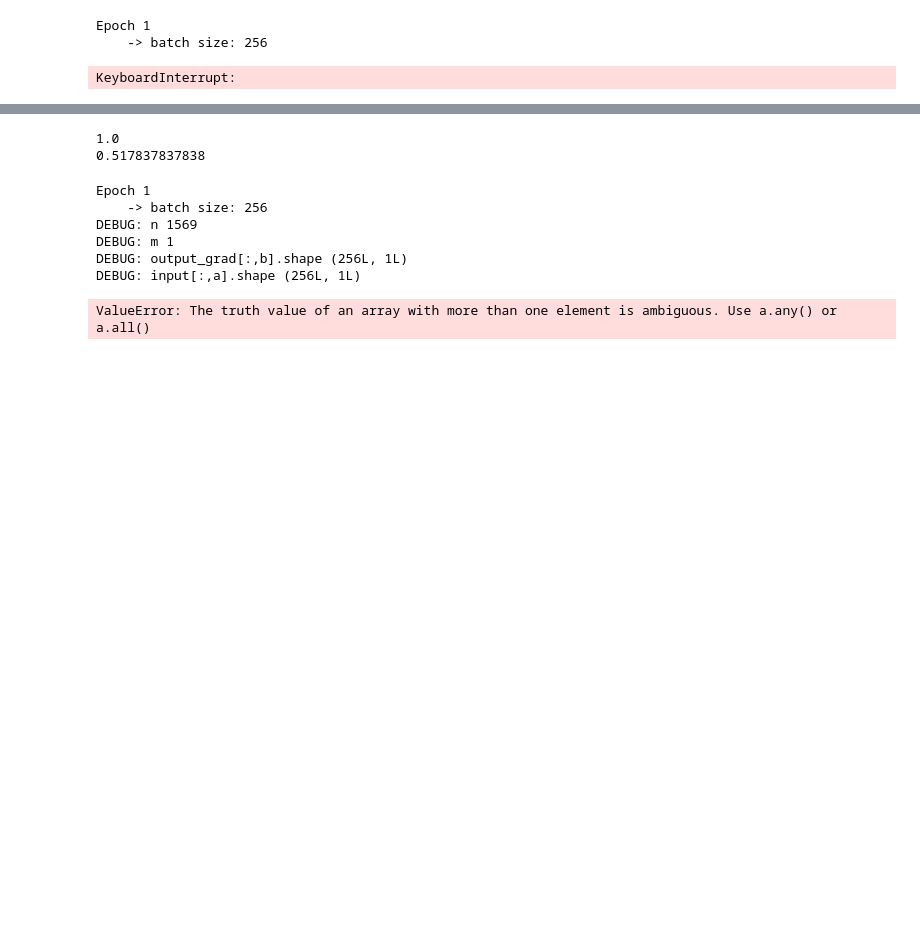
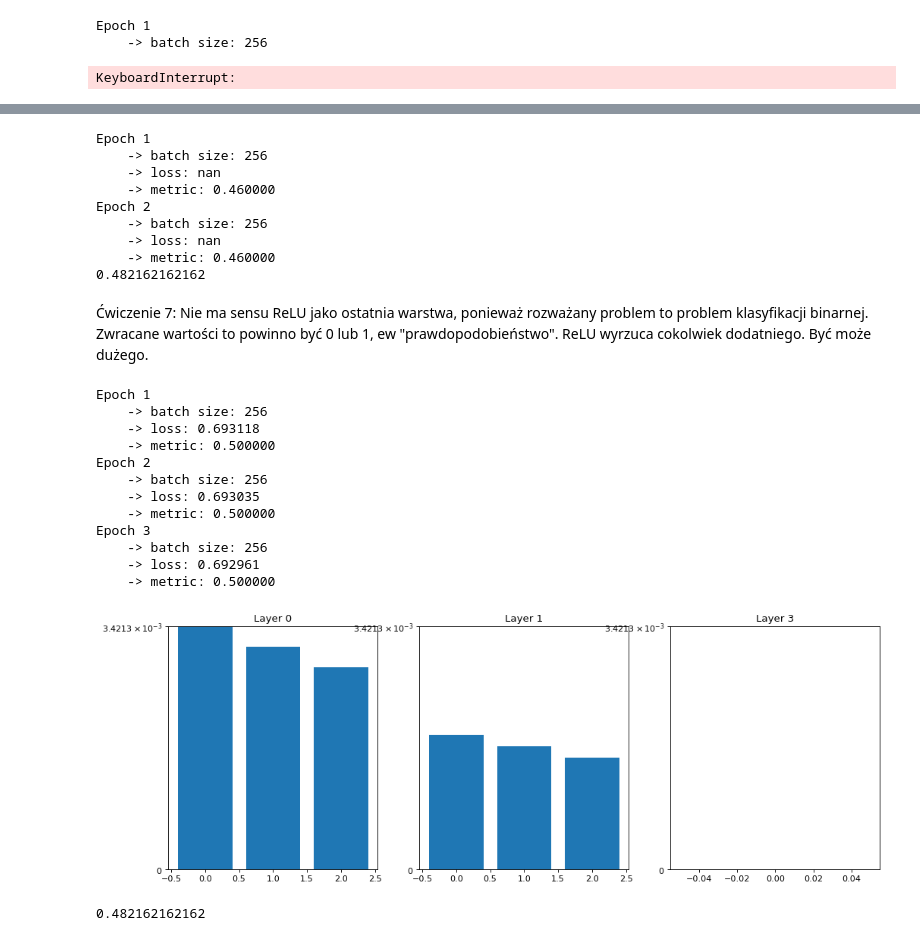
Before and after one commit to 13MaxG/MachineLearningAndrzeja, a Jupyter notebook: L10c.ipynb, the cells around one changed output, grey strips where cells are left out. Saved outputs shown, nothing was run; the diff lists cells and outputs as text; code cells hidden in the pictures; blank space fills up the shorter version.

```diff
--- a/L10c.ipynb
+++ b/L10c.ipynb
@@ -368,10 +379,12 @@ from sklearn.metrics import accuracy_score
 def metric(y,t):
     return accuracy_score(np.around(y.flat), t)
 
-network = Network(loss=MSE(), optimizer=GD(learning_rate=0.01), metrics=[metric])
-network.add(Dense(784,1))
+network = Network(loss=MSE(), optimizer=GD(learning_rate=0.05), metrics=[metric])
+network.add(Dense(784,8))
+network.add(Dense(8,1)) #jedna warstwa ukryta
 network.add(Sigmoid())
-network.fit(X_train,y_train, epochs= 2, print_stats=True)
+network.fit(X_train[:1000],y_train[:1000], epochs= 2, print_stats=True)
+print metric(network.predict(X_test), y_test)
 # %% [output]
 Epoch 1
     -> batch size: 256
@@ -390,24 +410,18 @@ xxx = network.predict(X_test)
-# %%
-from sklearn.metrics import accuracy_score
-print max(np.around(xxx.flat))
-print accuracy_score(np.around(xxx.flat), y_test)
-# %% [output]
-1.0
-0.517837837838
 # %%
-# Ćwiczenie 7
-
-network1 = Network(loss=Crossentropy(), optimizer=Momentum(alpha=0.01,beta=0.05), metrics=[metric])
-network1.add(Dense(784,784*2))
-network1.add(Sigmoid())
-network1.add(Dense(784*2,1))
-network1.add(Sigmoid())
-network1.fit(X_train,y_train, epochs= 15, print_stats=True)
+# Ćwiczenie 7:2
+network2 = Network(loss=Crossentropy(), optimizer=Momentum(alpha=0.01,beta=0.05), metrics=[metric])
+network2.add(Dense(784,32))
+network2.add(Dense(32,1))
+network2.add(ReLU())
+network2.fit(X_train[:1000],y_train[:1000], epochs= 2, print_stats=True)
+print metric(network2.predict(X_test), y_test)
 # %% [output]
 Epoch 1
     -> batch size: 256
-DEBUG: n 1569
-DEBUG: m 1
-DEBUG: output_grad[:,b].shape (256L, 1L)
-DEBUG: input[:,a].shape (256L, 1L)
+    -> loss: nan
+    -> metric: 0.460000
+Epoch 2
+    -> batch size: 256
+    -> loss: nan
+    -> metric: 0.460000
+0.482162162162
-ValueError: The truth value of an array with more than one element is ambiguous. Use a.any() or a.all()
@@ -417,0 +428,28 @@ ValueError: The truth value of an array with more than one element is ambiguous.
+# %% [markdown]
+Ćwiczenie 7:
+Nie ma sensu ReLU jako ostatnia warstwa, ponieważ rozważany problem to problem klasyfikacji binarnej. Zwracane wartości to powinno być 0 lub 1, ew "prawdopodobieństwo". ReLU wyrzuca cokolwiek dodatniego. Być może dużego.
+# %%
+# Ćwiczenie 8:1
+network3 = Network(loss=Crossentropy(), optimizer=Momentum(alpha=0.01,beta=0.05), metrics=[metric])
+network3.add(Dense(784,32,plot=True))
+network3.add(Dense(32,8,plot=True))
+network3.add(Sigmoid())
+network3.add(Dense(8,1,plot=True))
+network3.add(Sigmoid())
+network3.fit(X_train[:100],y_train[:100], epochs= 3, print_stats=True)
+print metric(network3.predict(X_test), y_test)
+# %% [output]
+Epoch 1
+    -> batch size: 256
+    -> loss: 0.693118
+    -> metric: 0.500000
+Epoch 2
+    -> batch size: 256
+    -> loss: 0.693035
+    -> metric: 0.500000
+Epoch 3
+    -> batch size: 256
+    -> loss: 0.692961
+    -> metric: 0.500000
+[figure, added]
+0.482162162162
```
Also changed, not shown: parts of 15 cells of this notebook, 1 other file.
